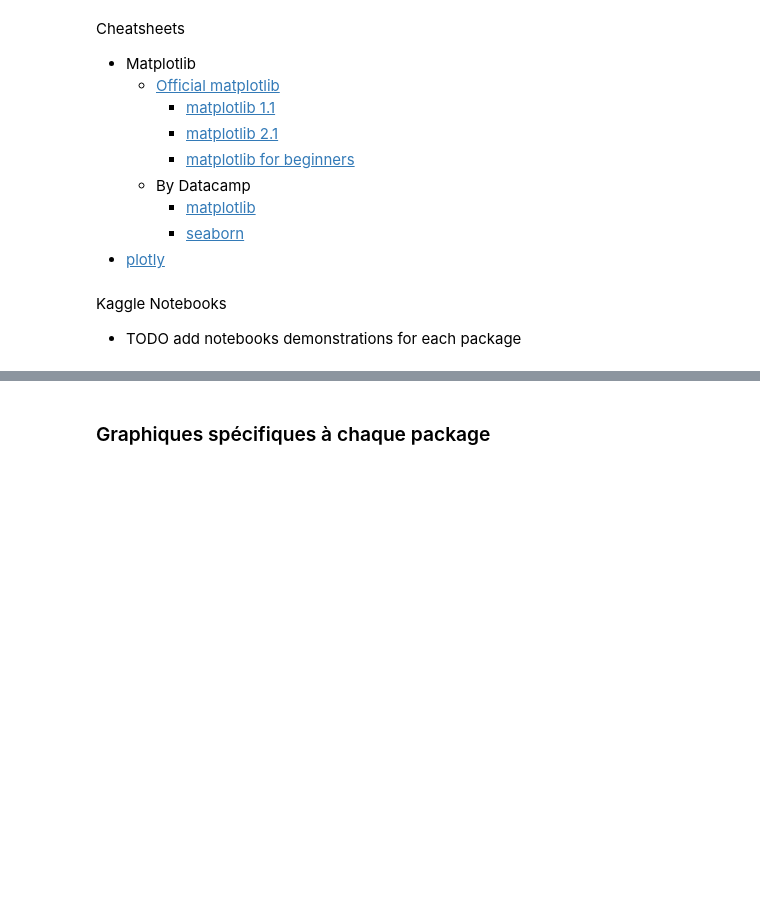
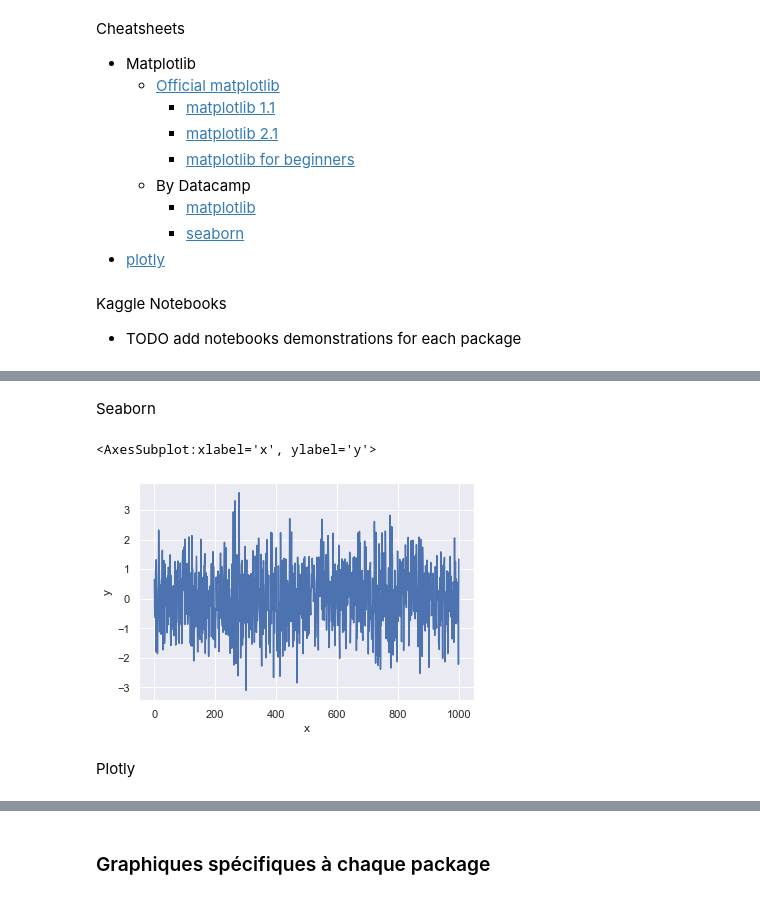
Before and after one commit to AlexisBogroff/data_viz_python_1_day, a Jupyter notebook: cours_partie_1.ipynb, the cells around one changed output, grey strips where cells are left out. Saved outputs shown, nothing was run; the diff lists cells and outputs as text; code cells hidden in the pictures; blank space fills up the shorter version.

```diff
--- a/cours_partie_1.ipynb
+++ b/cours_partie_1.ipynb
@@ -42,0 +68,11 @@ import plotly.express as px
+# %% [markdown]
+Seaborn
+# %%
+# Activate Seaborn nice theme (will also be activated for standard matplotlib graphs)
+sns.set_theme()
+sns.lineplot(data=df, x='x', y='y')
+# %% [output]
+<AxesSubplot:xlabel='x', ylabel='y'>
+[figure, added]
+# %% [markdown]
+Plotly
```
Also changed, not shown: parts of 26 cells of this notebook.
